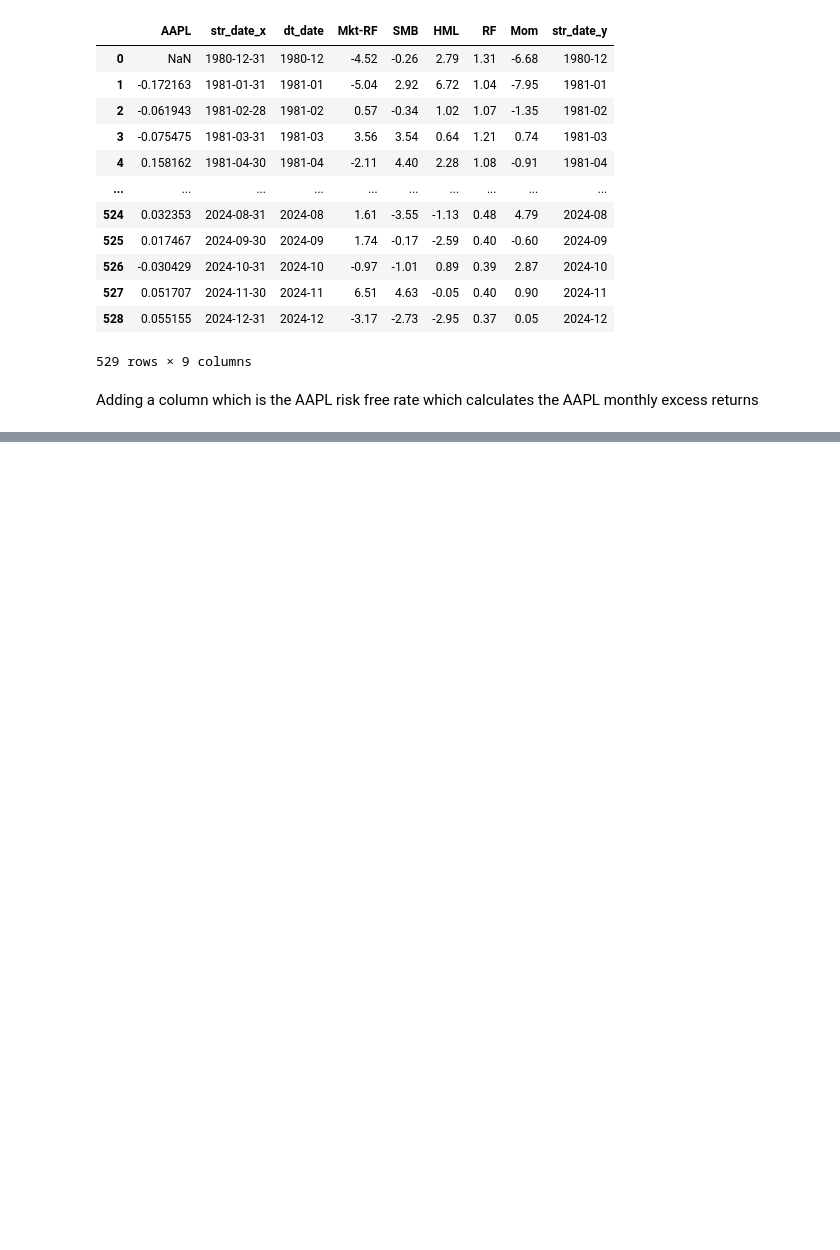
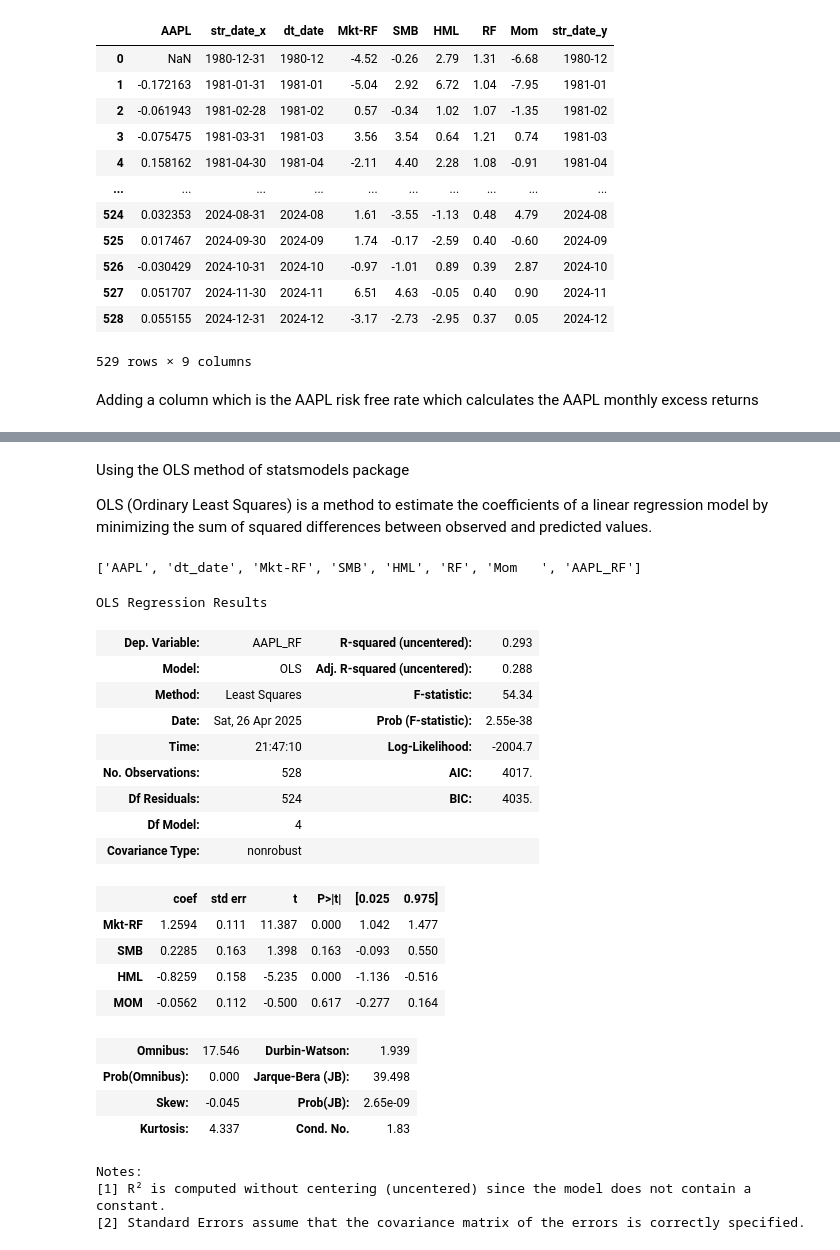
Before and after one commit to Uchit-2428/Estimating-a-Risk-Factor-Model, a Jupyter notebook: Risk_Factor_Model.ipynb, the cells around one changed output, grey strips where cells are left out. Saved outputs shown, nothing was run; the diff lists cells and outputs as text; code cells hidden in the pictures; blank space fills up the shorter version.

```diff
--- a/Risk_Factor_Model.ipynb
+++ b/Risk_Factor_Model.ipynb
@@ -307,3 +306,7 @@ AAPL_ffac_merged_df
 529 rows × 8 columns
 # %%
 AAPL_ffac_merged_df.dropna(axis=0, inplace=True)
+# %% [markdown]
+Using the OLS method of statsmodels package
+
+OLS (Ordinary Least Squares) is a method to estimate the coefficients of a linear regression model by minimizing the sum of squared differences between observed and predicted values.
@@ -309,0 +315,4 @@ AAPL_ffac_merged_df.dropna(axis=0, inplace=True)
+# %%
+list(AAPL_ffac_merged_df)
+# %% [output]
+['AAPL', 'dt_date', 'Mkt-RF', 'SMB', 'HML', 'RF', 'Mom   ', 'AAPL_RF']
@@ -309,0 +321,27 @@ AAPL_ffac_merged_df.dropna(axis=0, inplace=True)
+# %%
+results = OLS(AAPL_ffac_merged_df['AAPL_RF'], AAPL_ffac_merged_df[['Mkt-RF', 'SMB', 'HML', 'MOM']], missing='drop').fit()
+# %%
+results.summary()
+# %% [output]
+OLS Regression Results
+| Dep. Variable: | AAPL_RF | R-squared (uncentered): | 0.293 |
+| Model: | OLS | Adj. R-squared (uncentered): | 0.288 |
+| Method: | Least Squares | F-statistic: | 54.34 |
+| Date: | Sat, 26 Apr 2025 | Prob (F-statistic): | 2.55e-38 |
+| Time: | 21:47:10 | Log-Likelihood: | -2004.7 |
+| No. Observations: | 528 | AIC: | 4017. |
+| Df Residuals: | 524 | BIC: | 4035. |
+| Df Model: | 4 |  |  |
+| Covariance Type: | nonrobust |  |  |
+|  | coef | std err | t | P>|t| | [0.025 | 0.975] |
+| Mkt-RF | 1.2594 | 0.111 | 11.387 | 0.000 | 1.042 | 1.477 |
+| SMB | 0.2285 | 0.163 | 1.398 | 0.163 | -0.093 | 0.550 |
+| HML | -0.8259 | 0.158 | -5.235 | 0.000 | -1.136 | -0.516 |
+| MOM | -0.0562 | 0.112 | -0.500 | 0.617 | -0.277 | 0.164 |
+| Omnibus: | 17.546 | Durbin-Watson: | 1.939 |
+| Prob(Omnibus): | 0.000 | Jarque-Bera (JB): | 39.498 |
+| Skew: | -0.045 | Prob(JB): | 2.65e-09 |
+| Kurtosis: | 4.337 | Cond. No. | 1.83 |
+Notes:
+[1] R² is computed without centering (uncentered) since the model does not contain a constant.
+[2] Standard Errors assume that the covariance matrix of the errors is correctly specified.
```
Also changed, not shown: parts of 11 cells of this notebook.
